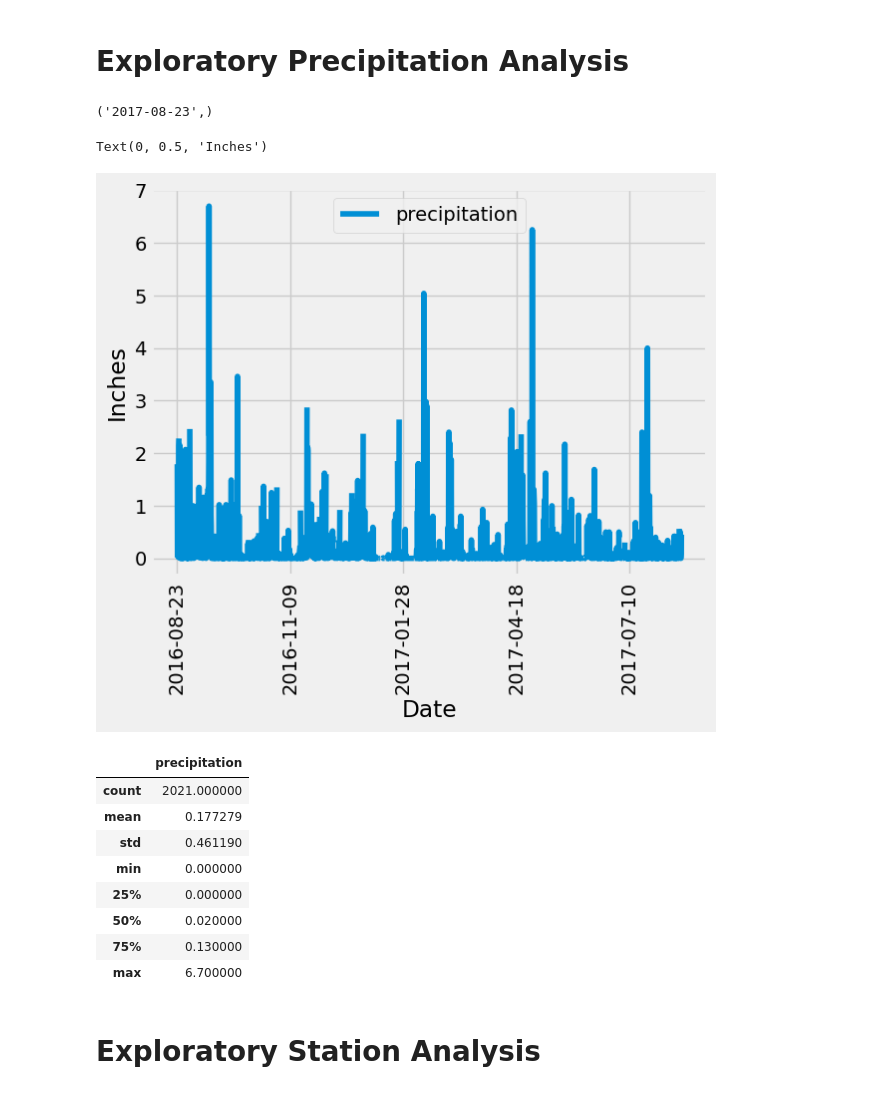
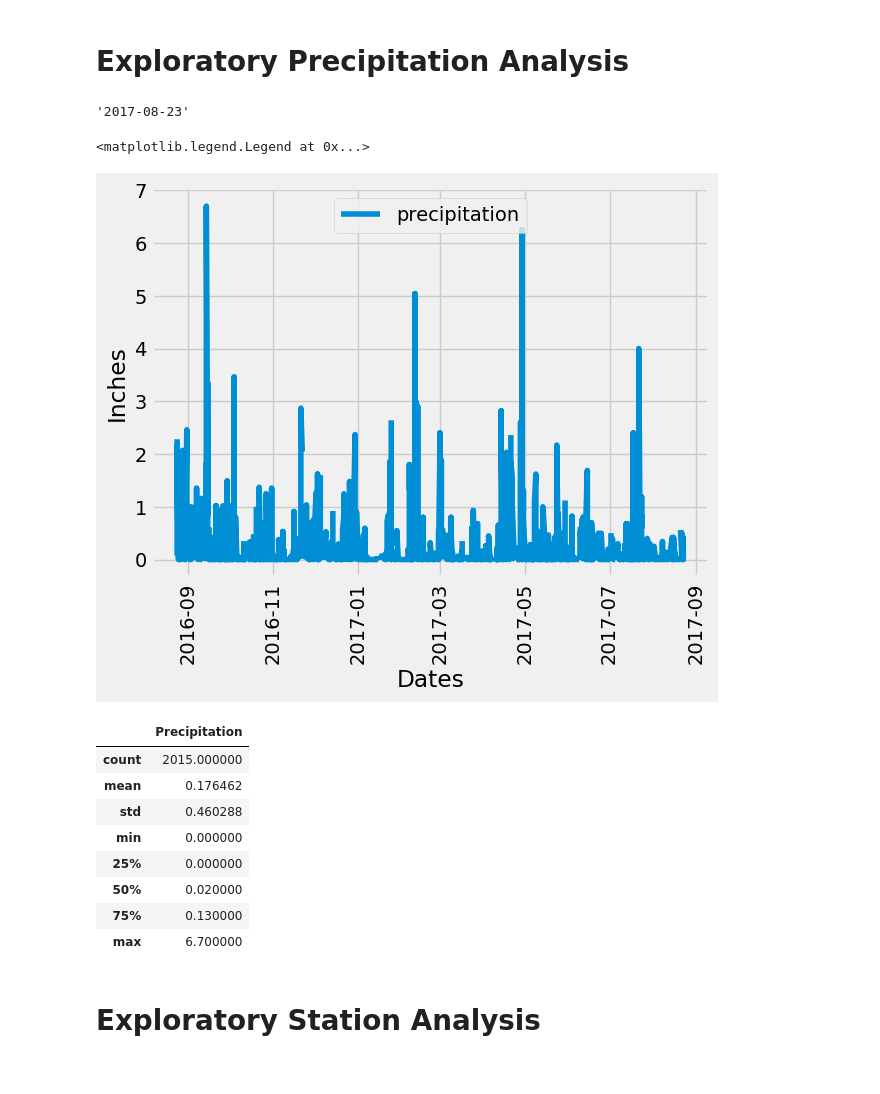
Before and after one commit to nickbartram/sqlalchemy-challenge, a Jupyter notebook: SurfsUp/climate_starter.ipynb, the cells around one changed output. Cells and saved outputs as stored; diff of their text form; code cells hidden in the pictures.

Commit message:
Finished summary stats, count wrong but other stats fine, testing .strptime line

```diff
--- a/SurfsUp/climate_starter.ipynb
+++ b/SurfsUp/climate_starter.ipynb
@@ -39,35 +39,55 @@ session = Session(engine)
 # Exploratory Precipitation Analysis
 # %%
 # Find the most recent date in the data set.
+most_recent_date = session.query(func.max(Measurement.date)).scalar()
+most_recent_date
 # %% [output]
-('2017-08-23',)
+'2017-08-23'
 # %%
 # Design a query to retrieve the last 12 months of precipitation data and plot the results.
 # Starting from the most recent data point in the database.
+# most_recent_date = datetime.strptime(most_recent_date, "%Y-%m-%d")
 
 # Calculate the date one year from the last date in data set.
-
+year_ago = most_recent_date - timedelta(days= 365)
 
 # Perform a query to retrieve the data and precipitation scores
-
+precipitation_data = session.query(Measurement.date, Measurement.prcp).\
+    filter(Measurement.date >= year_ago).\
+    order_by(Measurement.date).all()
 
 # Save the query results as a Pandas DataFrame. Explicitly set the column names
+precip_df = pd.DataFrame(precipitation_data, columns=['Date', 'Precipitation'])
 
+# Make sure 'Date' column in is datetime format
+precip_df['Date'] = pd.to_datetime(precip_df['Date'])
 
 # Sort the dataframe by date
-
+precip_df.sort_values(by='Date', inplace=True)
 
 # Use Pandas Plotting with Matplotlib to plot the data
+plt.plot(precip_df['Date'], precip_df['Precipitation'], label='precipitation')
+plt.xlabel('Dates')
+plt.ylabel('Inches')
+plt.xticks(rotation= 'vertical')
+plt.legend(loc='upper center')
 # %% [output]
-Text(0, 0.5, 'Inches')
+<matplotlib.legend.Legend at 0x...>
-[figure, old version]
+[figure, new version]
 # %%
 # Use Pandas to calculate the summary statistics for the precipitation data
+summary_stats = precip_df['Precipitation'].describe()
+
+# Create a DataFrame to display data nicely
+summary_stats_df = pd.DataFrame(summary_stats)
+
+#Display summary stats
+summary_stats_df
 # %% [output]
-|  | precipitation |
-| count | 2021.000000 |
-| mean | 0.177279 |
-| std | 0.461190 |
+|  | Precipitation |
+| count | 2015.000000 |
+| mean | 0.176462 |
+| std | 0.460288 |
 | min | 0.000000 |
 | 25% | 0.000000 |
 | 50% | 0.020000 |
```
Also changed, not shown: parts of 1 cell of this notebook, 1 other file.
